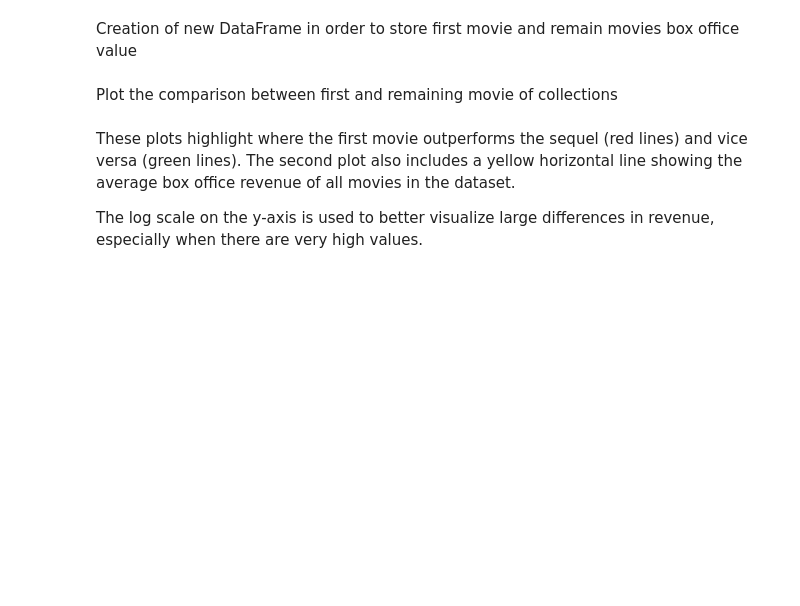
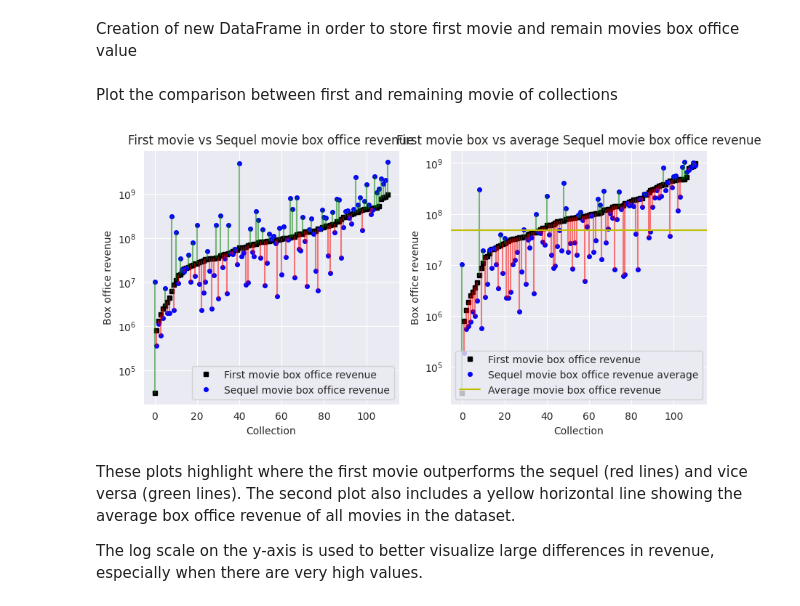
Before and after one commit to epfl-ada/ada-2024-project-onceuponatimeindata, a Jupyter notebook: dat_analysis.ipynb, the cells around one changed output. Saved outputs shown, nothing was run; the diff lists cells and outputs as text; code cells hidden in the pictures; blank space fills up the shorter version.

```diff
--- a/dat_analysis.ipynb
+++ b/dat_analysis.ipynb
@@ -179,50 +132,13 @@ first_vs_rest['index'] = range(0, len(first_vs_rest))
 # %% [markdown]
 Plot the comparison between first and remaining movie of collections
 # %%
-fig = plt.figure(figsize=(12, 10))
+from src.models.box_office_revenue import compare_first_sequel
 
-#calculate the average adjusted box office revenue for all movies
-
-average_movie_revenue = movie_df.dropna(subset = ['Movie box office revenue inflation adj'])["Movie box office revenue inflation adj"].agg('mean')
-
-#Plot figure 7: first movie vs sequel movie box office revenue
-
-ax1 = fig.add_subplot(221)
-x = first_vs_rest["index"]
-y1 = first_vs_rest["first"]
-y2 = first_vs_rest["rest"]
-ax1.plot(x, y1, 'ks', markersize = 4, label="First movie box office revenue")
-ax1.plot(x, y2, 'bo', markersize = 4, label="Sequel movie box office revenue")
-
-ax1.plot((x[y1>y2],x[y1>y2]),(y1[y1>y2], y2[y1 > y2]),c= "red", alpha=0.5)      #the first movie has a lower revenue than the sequel
-ax1.plot((x[y1<y2],x[y1<y2]),(y1[y1<y2], y2[y1 < y2]),c= "green", alpha=0.5)    #the first movie has a higher revenue than the sequel
-
-ax1.legend()
-ax1.title.set_text("First movie vs Sequel movie box office revenue")
-ax1.set_xlabel("Collection")
-ax1.set_ylabel("Box office revenue")
-ax1.set_yscale("log")
-
-#Plot figure 8: first movie vs average sequel movie box office revenue
-
-ax2 = fig.add_subplot(222)
-x = first_vs_rest["index"]
-y1 = first_vs_rest["first"]
-y2 = first_vs_rest["rest_avg"]
-ax2.plot(x, y1, 'ks', markersize = 4, label="First movie box office revenue")
-ax2.plot(x, y2, 'bo', markersize = 4, label="Sequel movie box office revenue average")
-
-ax2.plot((x[y1>y2],x[y1>y2]),(y1[y1>y2], y2[y1 > y2]),c= "red", alpha=0.5)                                  #the first movie has a lower revenue than the average sequel
-ax2.plot((x[y1<y2],x[y1<y2]),(y1[y1<y2], y2[y1 < y2]),c= "green", alpha=0.5)                                #the first movie has a higher revenue than the average sequel
-ax2.axhline(y=average_movie_revenue, color='y', linestyle='-', label="Average movie box office revenue")    #average revenue for all movies
-
-ax2.legend()
-ax2.title.set_text("First movie box vs average Sequel movie box office revenue")
-ax2.set_xlabel("Collection")
-ax2.set_ylabel("Box office revenue")
-ax2.set_yscale("log")
+fig = compare_first_sequel(movie_frames_old)
 
 plt.show()
+# %% [output]
+[figure, added]
 # %% [markdown]
 These plots highlight where the first movie outperforms the sequel (red lines) and vice versa (green lines). The second plot also includes a yellow horizontal line showing the average box office revenue of all movies in the dataset.
 
```
Also changed, not shown: parts of 20 cells of this notebook, 3 other files.
